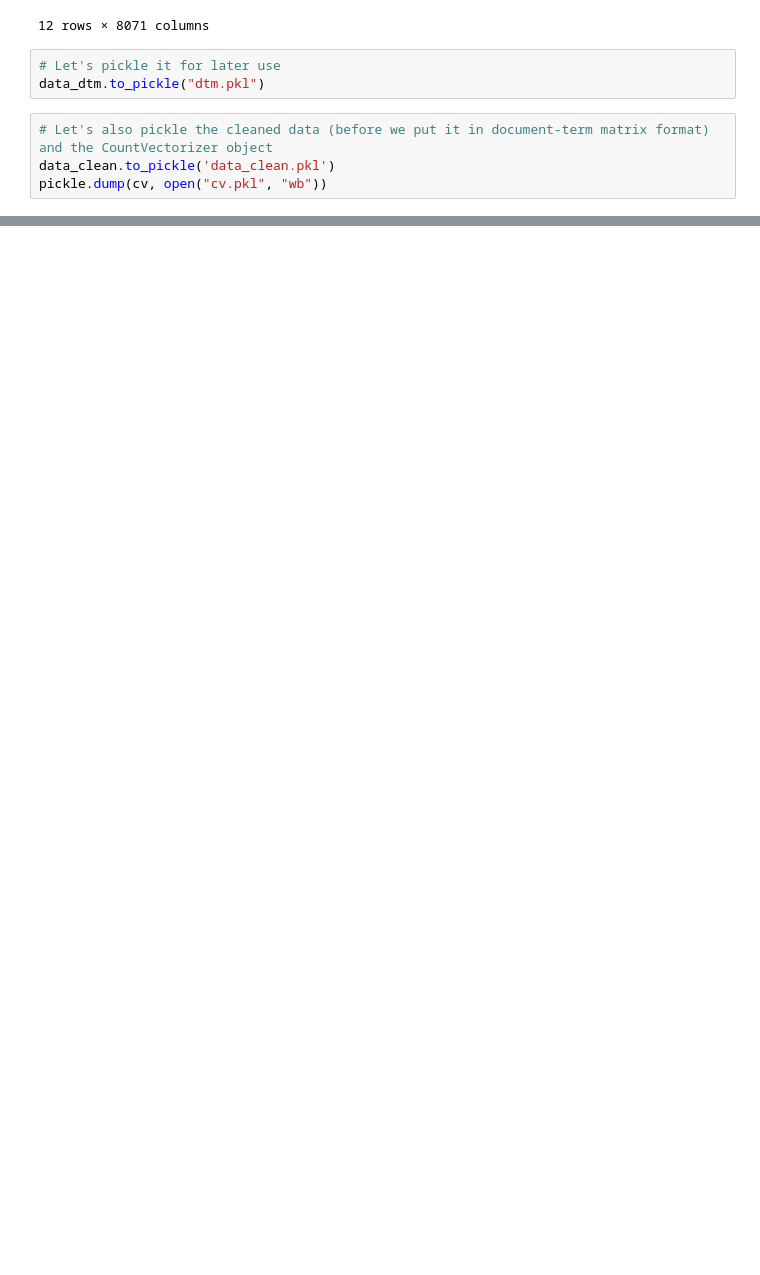
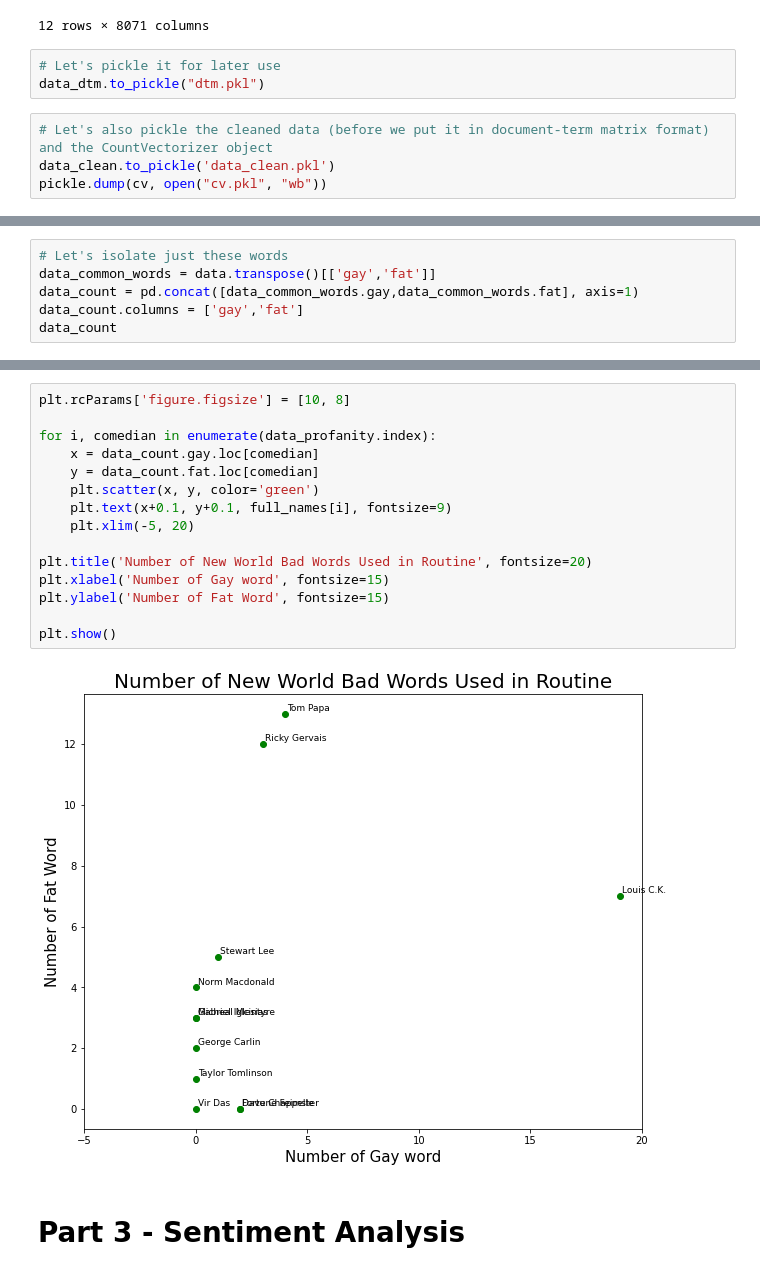
Before and after one commit to PranavSingh31/Sentiment-Analysis-on-Comedians, a Jupyter notebook: Sentiment_Analysis.ipynb, the cells around one changed output, grey strips where cells are left out. Drawn from its saved outputs; the diff is of its cells as text; blank space fills up the shorter version.

```diff
--- a/Sentiment_Analysis.ipynb
+++ b/Sentiment_Analysis.ipynb
@@ -259,0 +720,6 @@ pickle.dump(cv, open("cv.pkl", "wb"))
+# %%
+# Let's isolate just these words
+data_common_words = data.transpose()[['gay','fat']]
+data_count = pd.concat([data_common_words.gay,data_common_words.fat], axis=1)
+data_count.columns = ['gay','fat']
+data_count
@@ -259,0 +740,19 @@ pickle.dump(cv, open("cv.pkl", "wb"))
+# %%
+plt.rcParams['figure.figsize'] = [10, 8]
+
+for i, comedian in enumerate(data_profanity.index):
+    x = data_count.gay.loc[comedian]
+    y = data_count.fat.loc[comedian]
+    plt.scatter(x, y, color='green')
+    plt.text(x+0.1, y+0.1, full_names[i], fontsize=9)
+    plt.xlim(-5, 20)
+
+plt.title('Number of New World Bad Words Used in Routine', fontsize=20)
+plt.xlabel('Number of Gay word', fontsize=15)
+plt.ylabel('Number of Fat Word', fontsize=15)
+
+plt.show()
+# %% [output]
+[figure, added]
+# %% [markdown]
+# Part 3 - Sentiment Analysis
```
Also changed, not shown: parts of 167 cells of this notebook.
